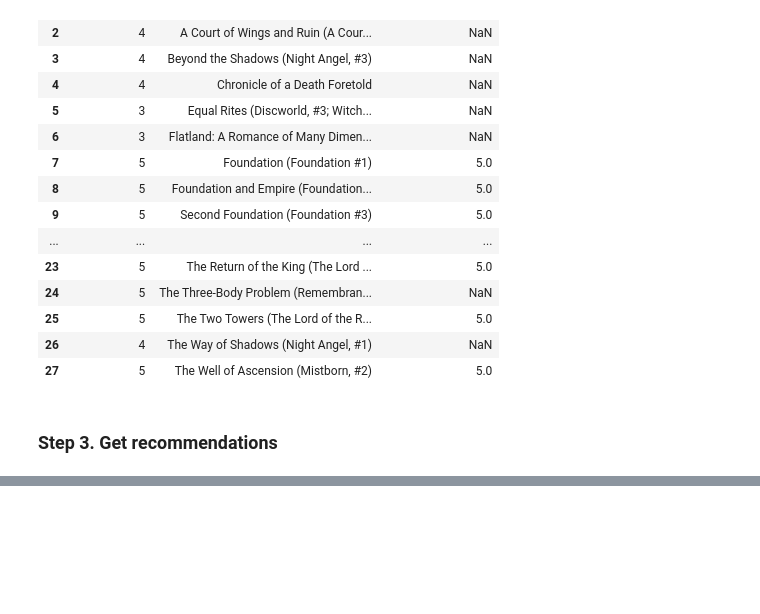
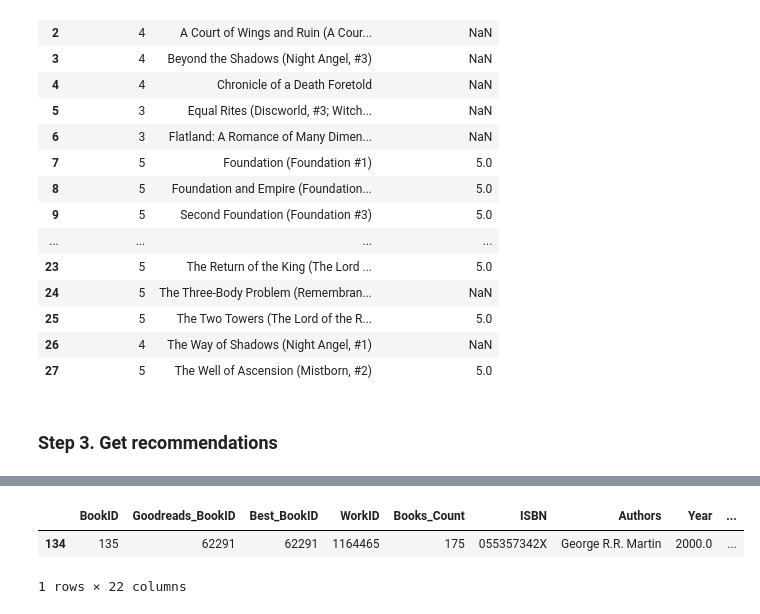
Before and after one commit to pablo3V/Book-Recommender, a Jupyter notebook: 3-Collaborative_Filtering.ipynb, the cells around one changed output, grey strips where cells are left out. Saved outputs shown, nothing was run; the diff lists cells and outputs as text; code cells hidden in the pictures; blank space fills up the shorter version.

```diff
--- a/3-Collaborative_Filtering.ipynb
+++ b/3-Collaborative_Filtering.ipynb
@@ -469,3 +493,9 @@ multirated_books_rating
+# %%
+books[books['BookID'] == 135]
+# %% [output]
+|  | BookID | Goodreads_BookID | Best_BookID | WorkID | Books_Count | ISBN | Authors | Year | ... |
+| 134 | 135 | 62291 | 62291 | 1164465 | 175 | 055357342X | George R.R. Martin | 2000.0 | ... |
+1 rows × 22 columns
 # %%
 def contains_all_genres(row, genres):
     # The function checks if all the specified genres in a given list are
```
Also changed, not shown: parts of 13 cells of this notebook, 1 other file.
